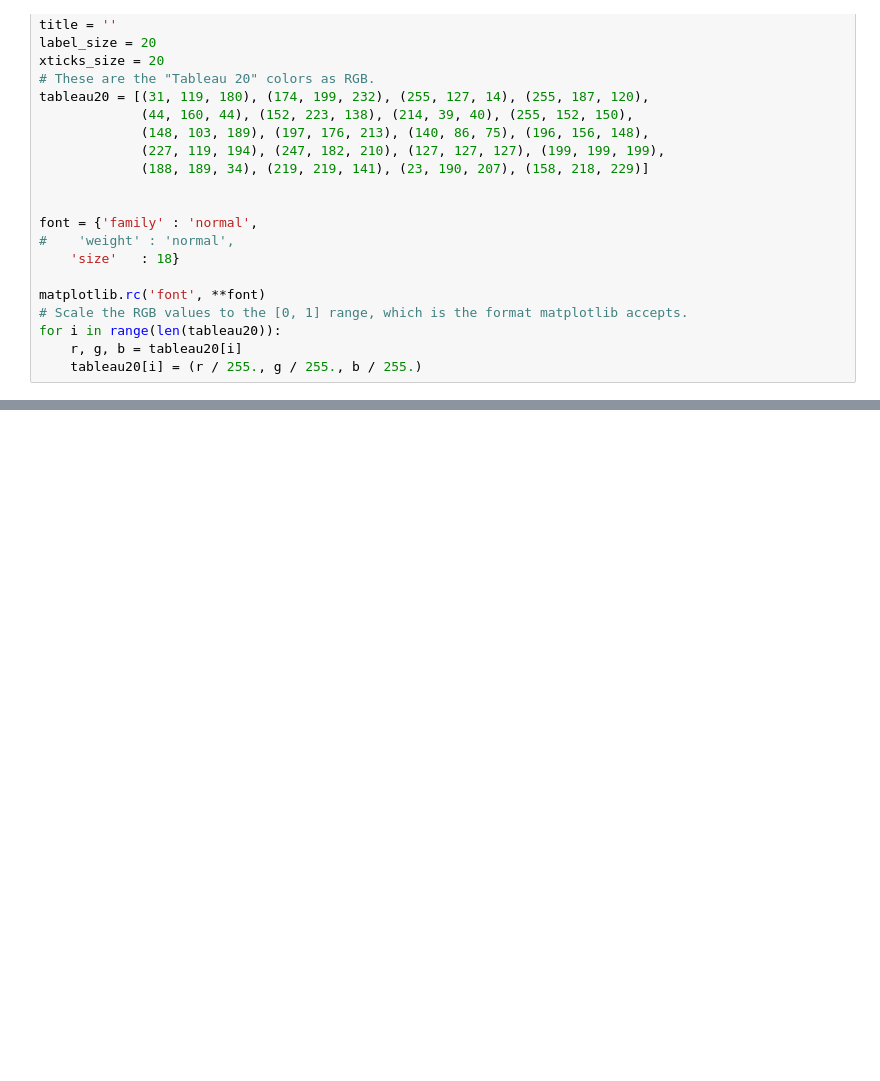
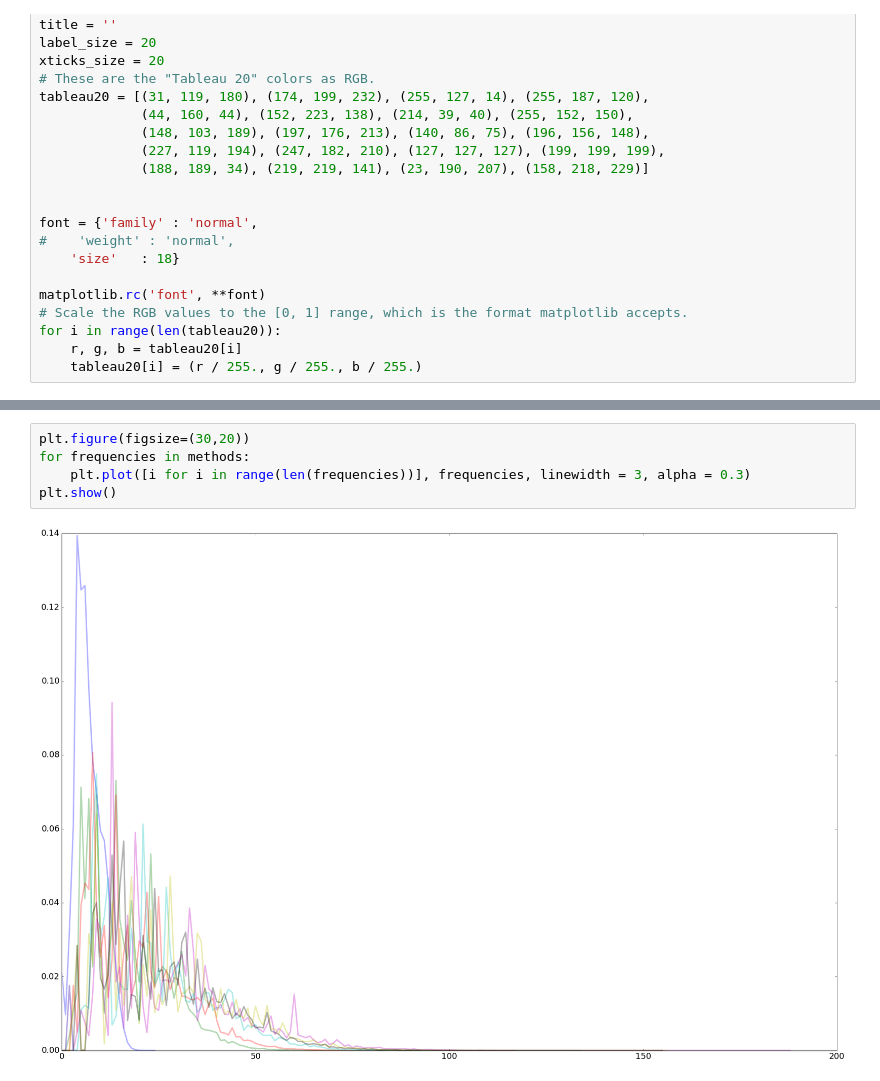
Before and after one commit to Dicotomix/DicotomixSurvey, a Jupyter notebook: Survey.ipynb, the cells around one changed output, grey strips where cells are left out. Saved outputs shown, nothing was run; the diff lists cells and outputs as text; blank space fills up the shorter version.

```diff
--- a/Survey.ipynb
+++ b/Survey.ipynb
@@ -34,0 +63,7 @@ for i in range(len(tableau20)):
+# %%
+plt.figure(figsize=(30,20))
+for frequencies in methods:
+    plt.plot([i for i in range(len(frequencies))], frequencies, linewidth = 3, alpha = 0.3)
+plt.show()
+# %% [output]
+[figure, added]
```
Also changed, not shown: parts of 3 cells of this notebook.
